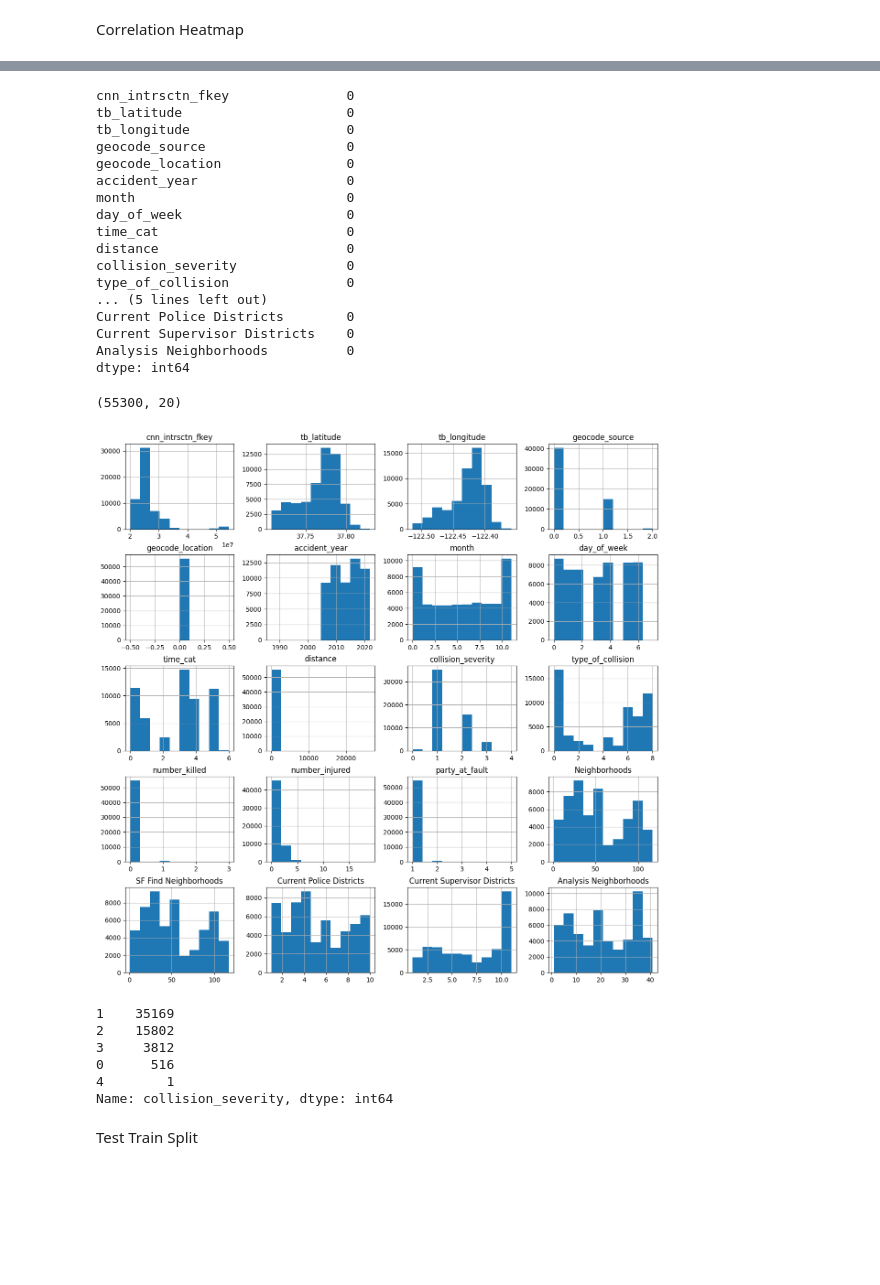
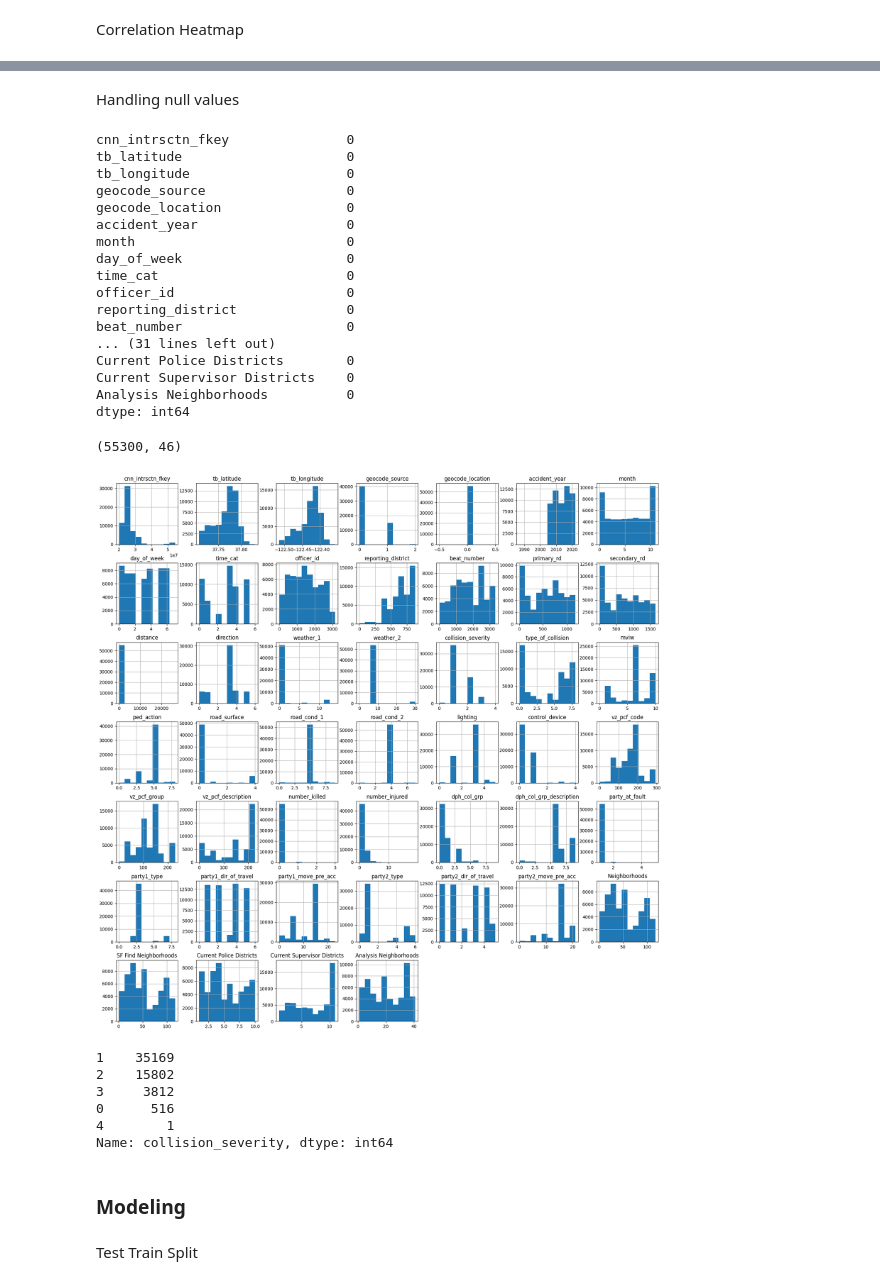
Before and after one commit to it21053528/Fiverr-Freelancing, a Jupyter notebook: collinsketics/Injury_prediction.ipynb, the cells around one changed output, grey strips where cells are left out. Drawn from its saved outputs; the diff is of its cells as text; code cells hidden in the pictures; blank space fills up the shorter version.

```diff
--- a/collinsketics/Injury_prediction.ipynb
+++ b/collinsketics/Injury_prediction.ipynb
@@ -75,7 +75,7 @@ Data columns (total 61 columns):
 dtypes: float64(13), int64(4), object(44)
 memory usage: 25.7+ MB
 # %%
-df.drop(columns=['intersection','id','unique_id','case_id_pkey','collision_time','collision_datetime','collision_date','vz_pcf_link','street_view','point','data_as_of','data_updated_at','data_loaded_at'],inplace=True)
+df.drop(columns=['intersection','id','cnn_sgmt_fkey','unique_id','juris','case_id_pkey','collision_time','collision_datetime','collision_date','vz_pcf_link','street_view','point','data_as_of','data_updated_at','data_loaded_at'],inplace=True)
 # %%
 df.head()
 # %% [output]
@@ -124,10 +126,10 @@ plt.show()
 # %%
 from sklearn.preprocessing import LabelEncoder
 
-cols = ['collision_severity', 'type_of_collision']
+cols = df.select_dtypes(include=['object']).columns
 
 for col in cols:
     le = LabelEncoder()
     df[col] = le.fit_transform(df[col])
 # %%
-df.select_dtypes(include=['object']).columns
+df = df[df.select_dtypes(include=['int64','int32','float64']).columns]
@@ -190,8 +163,8 @@ Current Police Districts         230
 Current Supervisor Districts     191
 Analysis Neighborhoods           204
 dtype: int64
-# %%
-df = df_copy.copy()
+# %% [markdown]
+Handling null values
 # %%
 df['tb_latitude'].fillna(df['tb_latitude'].mean(), inplace=True)
 df['tb_longitude'].fillna(df['tb_longitude'].mean(), inplace=True)
@@ -215,10 +188,10 @@ accident_year                   0
 month                           0
 day_of_week                     0
 time_cat                        0
-distance                        0
-collision_severity              0
-type_of_collision               0
-... (5 lines left out)
+officer_id                      0
+reporting_district              0
+beat_number                     0
+... (31 lines left out)
 Current Police Districts        0
 Current Supervisor Districts    0
 Analysis Neighborhoods          0
@@ -226,11 +199,11 @@ dtype: int64
 # %%
 df.shape
 # %% [output]
-(55300, 20)
+(55300, 46)
 # %%
-plot = df.hist(figsize=(15,15))
+plot = df.hist(figsize=(22,22))
 # %% [output]
-[figure, old version]
+[figure, new version]
 # %%
 df.collision_severity.value_counts()
 # %% [output]
@@ -240,6 +213,8 @@ df.collision_severity.value_counts()
 0      516
 4        1
 Name: collision_severity, dtype: int64
+# %% [markdown]
+### Modeling
 # %%
 X = df.drop(columns='collision_severity')
 y = df['collision_severity']
```
Also changed, not shown: parts of 23 cells of this notebook, 1 other file.
